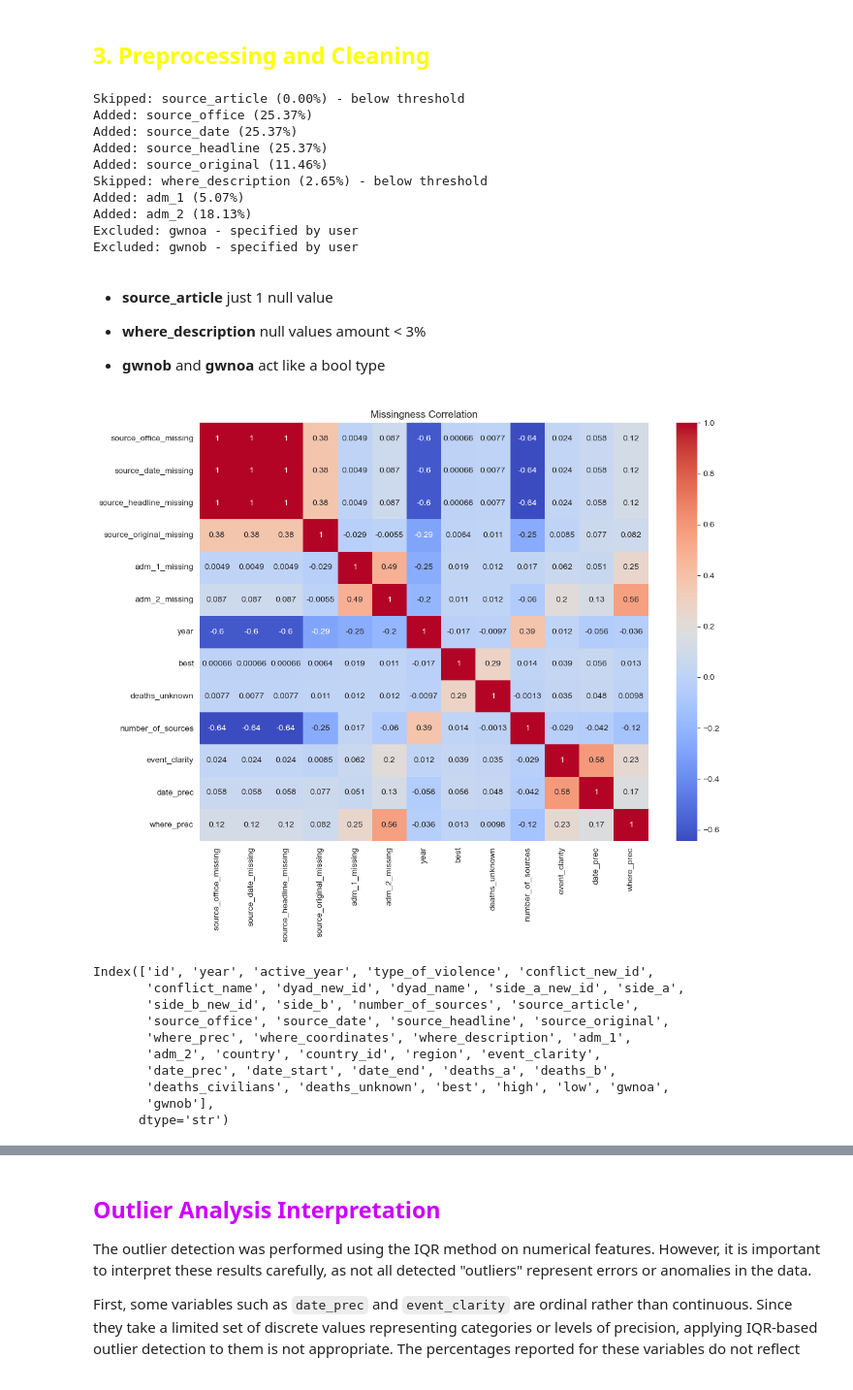
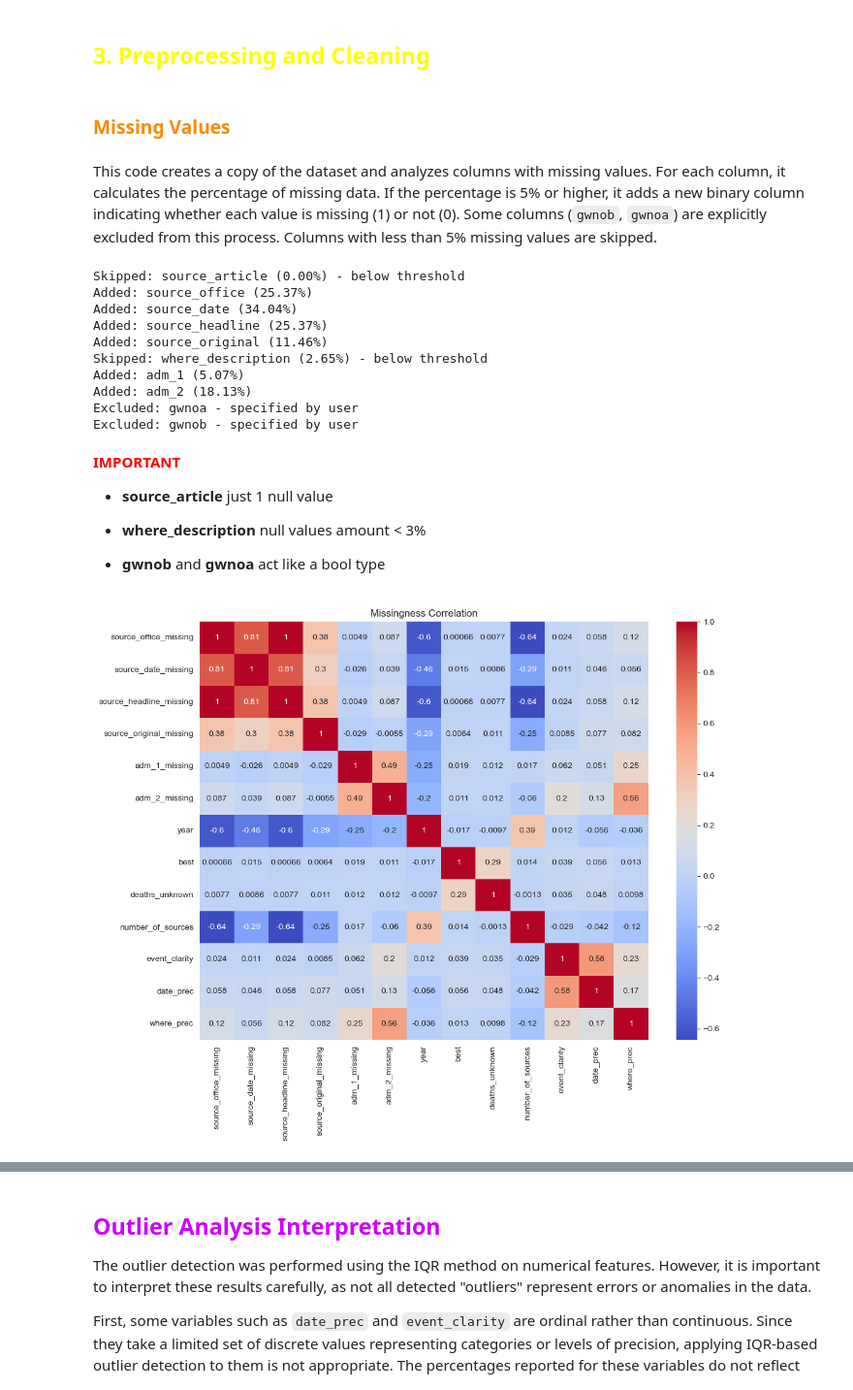
Before and after one commit to Lourdes-Tolotto/CEIA_Analisis_de_datos, a Jupyter notebook: Ejercicios/Ejercicios Grupales/Ejercicio Grupal 2.ipynb, the cells around one changed output, grey strips where cells are left out. Shown at 97% size. Drawn from its saved outputs; the diff is of its cells as text; code cells hidden in the pictures.

```diff
--- a/Ejercicios/Ejercicios Grupales/Ejercicio Grupal 2.ipynb
+++ b/Ejercicios/Ejercicios Grupales/Ejercicio Grupal 2.ipynb
@@ -846,10 +846,25 @@ plt.show()
 [figure]
 # %% [markdown]
 ##  <font color="#fbff00">3. Preprocessing and Cleaning </font>
+# %% [markdown]
+###  <font color="#ff8800"> Missing Values </font>
+# %%
+df2 = df.copy()
+
+# Convert to datetime
+df2['source_date'] = pd.to_datetime(df['source_date'], errors='coerce', utc=True)
+
+# Create flag BEFORE replacing
+df2['source_date_missing_flag'] = (df['source_date'] == pd.Timestamp('1753-01-01')).astype(int)
+
+# replace with NaT
+df2.loc[df2['source_date'] == pd.Timestamp('1753-01-01'), 'source_date'] = pd.NaT
+# %% [markdown]
+This code creates a copy of the dataset and analyzes columns with missing values. For each column, it calculates the percentage of missing data. If the percentage is 5% or higher, it adds a new binary column indicating whether each value is missing (1) or not (0). Some columns (`gwnob`, `gwnoa`) are explicitly excluded from this process. Columns with less than 5% missing values are skipped.
 # %%
-df_clean_aux = df.copy()
+df_aux = df2.copy()
 
-missing_cols = df_clean_aux.columns[df_clean_aux.isna().any()]
+missing_cols = df_aux.columns[df_aux.isna().any()]
 cols_to_exclude = ['gwnob', 'gwnoa']
 
 for col in missing_cols:
@@ -858,17 +873,17 @@ for col in missing_cols:
         print(f"Excluded: {col} - specified by user")
         continue
 
-    null_percentage = df_clean_aux[col].isna().mean() # Returns a value between 0 and 1
+    null_percentage = df_aux[col].isna().mean() # Returns a value between 0 and 1
 
     if null_percentage >= 0.05:
-        df_clean_aux[col + '_missing'] = df_clean_aux[col].isna().astype(int)
+        df_aux[col + '_missing'] = df_aux[col].isna().astype(int)
         print(f"Added: {col} ({null_percentage:.2%})")
     else:
         print(f"Skipped: {col} ({null_percentage:.2%}) - below threshold")
 # %% [output]
 Skipped: source_article (0.00%) - below threshold
 Added: source_office (25.37%)
-Added: source_date (25.37%)
+Added: source_date (34.04%)
 Added: source_headline (25.37%)
 Added: source_original (11.46%)
 Skipped: where_description (2.65%) - below threshold
@@ -877,6 +892,8 @@ Added: adm_2 (18.13%)
 Excluded: gwnoa - specified by user
 Excluded: gwnob - specified by user
 # %% [markdown]
+ <font color="#ff0000"> **IMPORTANT**  </font>
+
 - **source_article** just 1 null value
 
 - **where_description** null values amount < 3%
@@ -884,34 +901,17 @@ Excluded: gwnob - specified by user
 - **gwnob** and **gwnoa** act like a bool type
 # %%
 # 1. Dynamically find only the columns that actually exist and end with '_missing'
-actual_missing_cols = [col for col in df_clean_aux.columns if col.endswith('_missing')]
+actual_missing_cols = [col for col in df_aux.columns if col.endswith('_missing')]
 
 # 2. Add your target variables ('year' and 'best') to that list
 cols_to_correlate = actual_missing_cols + ['year', 'best', 'deaths_unknown', 'number_of_sources', 'event_clarity', 'date_prec', 'where_prec']
 
 # 3. Run the correlation
-missing_corr = df_clean_aux[cols_to_correlate].corr()
+missing_corr = df_aux[cols_to_correlate].corr()
 
 plt.figure(figsize=(12,9))
 sns.heatmap(missing_corr, annot=True, cmap='coolwarm')
 plt.title('Missingness Correlation')
 plt.show()
 # %% [output]
-[figure, old version]
+[figure, new version]
-# %%
-df_clean = df.copy()
-col_clean = ['latitude', 'longitude']
-df_clean.drop(columns=col_clean, errors='ignore', inplace=True)
-
-print(df_clean.columns)
-# %% [output]
-Index(['id', 'year', 'active_year', 'type_of_violence', 'conflict_new_id',
-       'conflict_name', 'dyad_new_id', 'dyad_name', 'side_a_new_id', 'side_a',
-       'side_b_new_id', 'side_b', 'number_of_sources', 'source_article',
-       'source_office', 'source_date', 'source_headline', 'source_original',
-       'where_prec', 'where_coordinates', 'where_description', 'adm_1',
-       'adm_2', 'country', 'country_id', 'region', 'event_clarity',
-       'date_prec', 'date_start', 'date_end', 'deaths_a', 'deaths_b',
-       'deaths_civilians', 'deaths_unknown', 'best', 'high', 'low', 'gwnoa',
-       'gwnob'],
-      dtype='str')
```
Also changed, not shown: parts of 51 cells of this notebook.
